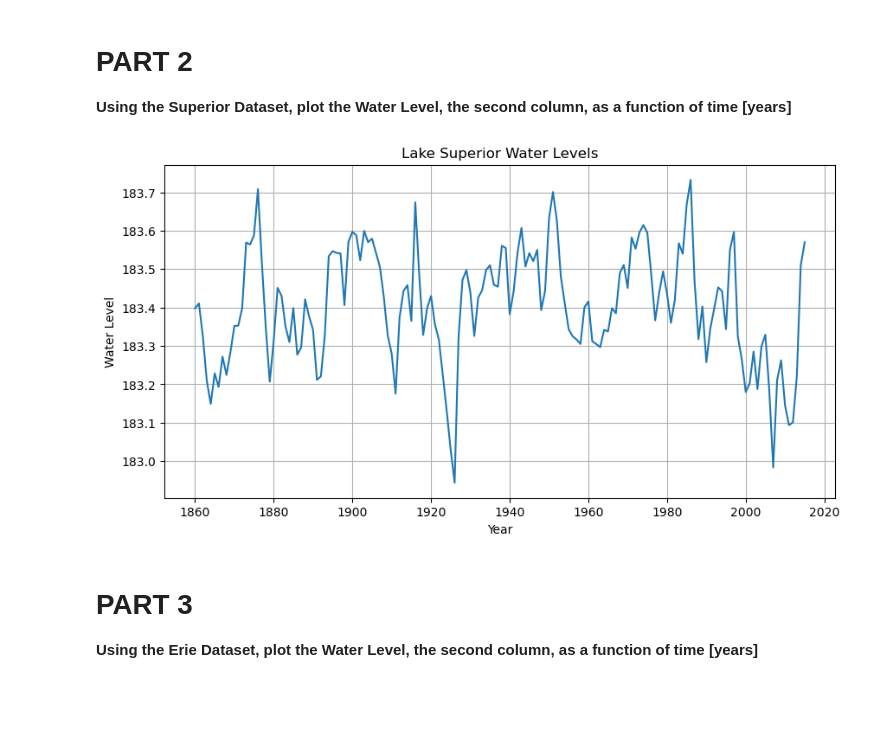
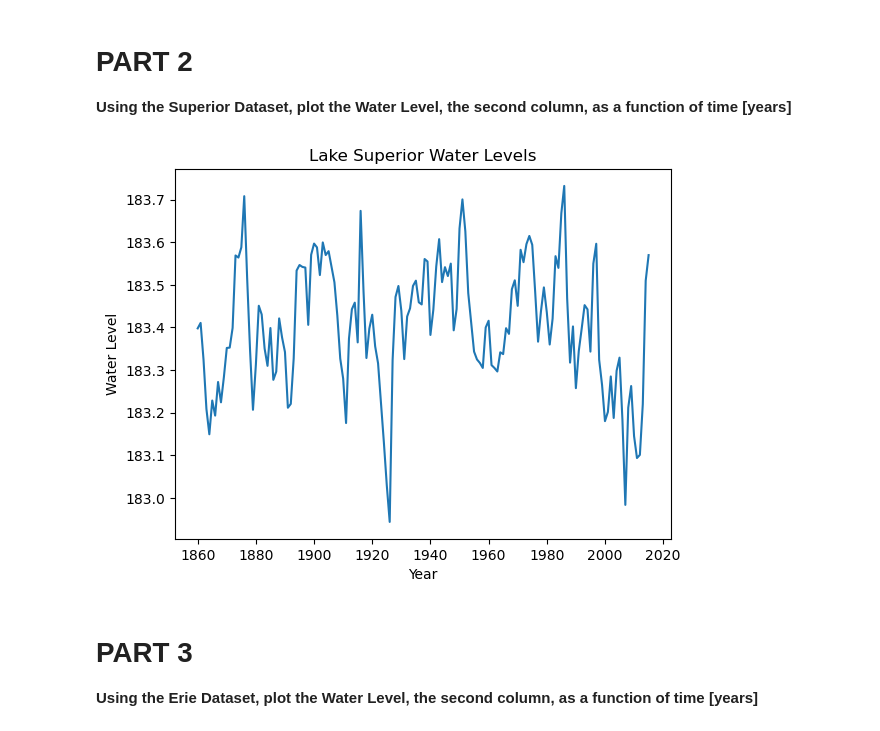
Before and after one commit to msu-cmse-courses/CMSE202_Git_Started, a Jupyter notebook: Great_Lakes_and_Grand_River.ipynb, the cells around one changed output. Drawn from its saved outputs; the diff is of its cells as text; code cells hidden in the pictures; blank space fills up the shorter version.

```diff
--- a/Great_Lakes_and_Grand_River.ipynb
+++ b/Great_Lakes_and_Grand_River.ipynb
@@ -37,17 +37,16 @@ This notebook **might look very familiar!** It is based off a CMSE 201 assignmen
 # %%
 # Insert Code Here
 sup = pd.read_csv("data/sup.csv")
 
-plt.figure(figsize=(10, 5))
+plt.figure()
 plt.plot(sup.iloc[:, 0], sup.iloc[:, 1])
 
 plt.xlabel("Year")
 plt.ylabel("Water Level")
 plt.title("Lake Superior Water Levels")
-plt.grid(True)
 plt.show()
 # %% [output]
-[figure, old version]
+[figure, new version]
 # %% [markdown]
 # PART 3
 
```
Also changed, not shown: parts of 1 cell of this notebook.
